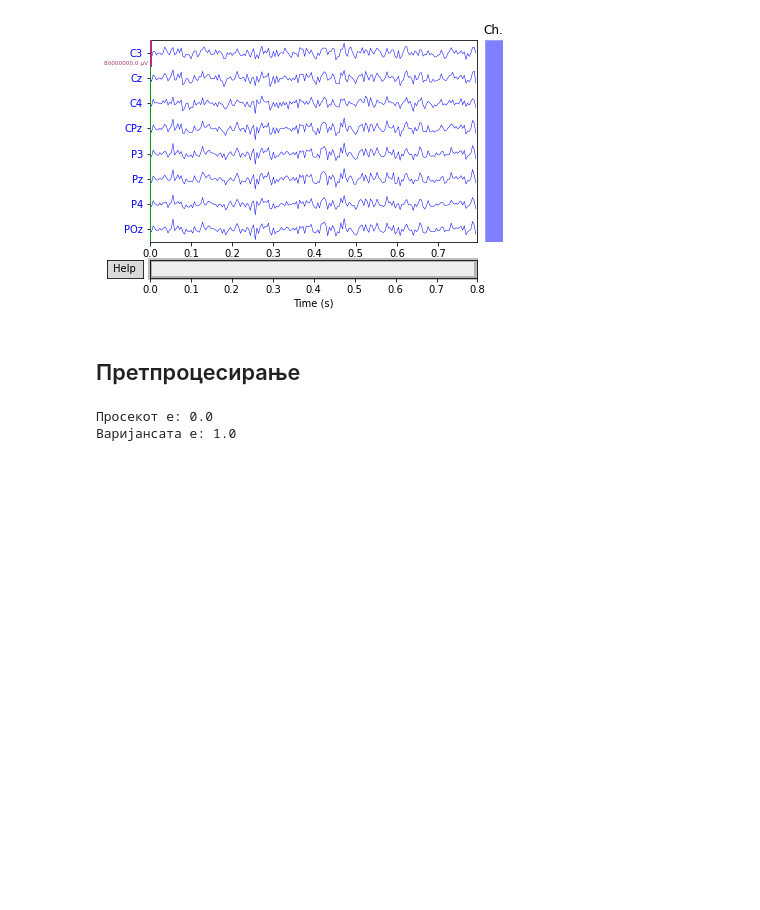
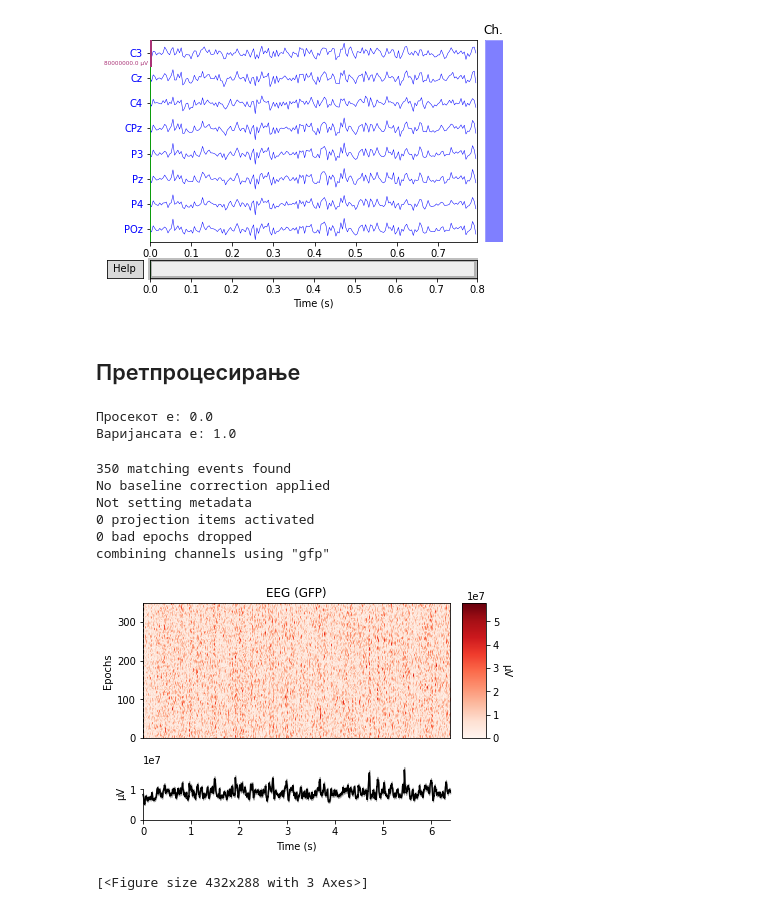
Before and after one commit to dpostolovski/eeg_is, a Jupyter notebook: IS_project.ipynb, the cells around one changed output. Saved outputs shown, nothing was run; the diff lists cells and outputs as text; code cells hidden in the pictures; blank space fills up the shorter version.

```diff
--- a/IS_project.ipynb
+++ b/IS_project.ipynb
@@ -320,3 +322,18 @@ print("Варијансата е:",round(standardized_data.var()))
 # %% [output]
 Просекот е: 0.0
 Варијансата е: 1.0
+# %%
+#@title Отстранување на шум - претстава
+
+Min, Max = round(mne_array.min()),round(mne_array.max())*1000000
+picks = mne.pick_types(raw_data.info, meg=False, eeg=True, stim=False, eog=False)
+mne.viz.plot_epochs_image(raw_data, picks='eeg', vmin= Min, vmax=Max)
+# %% [output]
+350 matching events found
+No baseline correction applied
+Not setting metadata
+0 projection items activated
+0 bad epochs dropped
+combining channels using "gfp"
+[figure, added]
+[<Figure size 432x288 with 3 Axes>]
```
Also changed, not shown: parts of 2 cells of this notebook.
